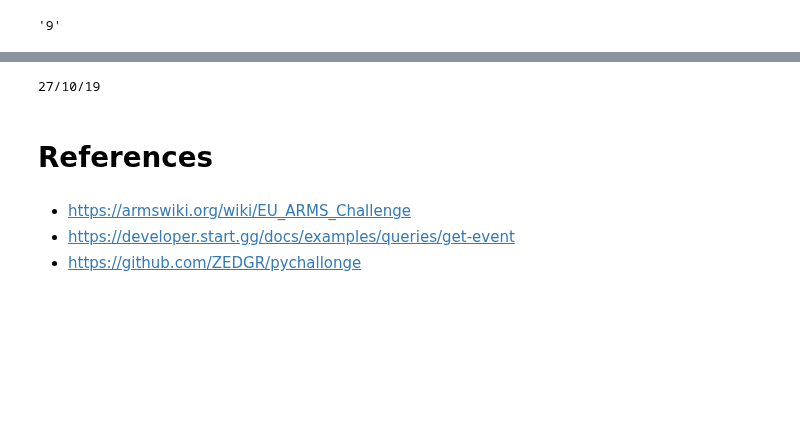
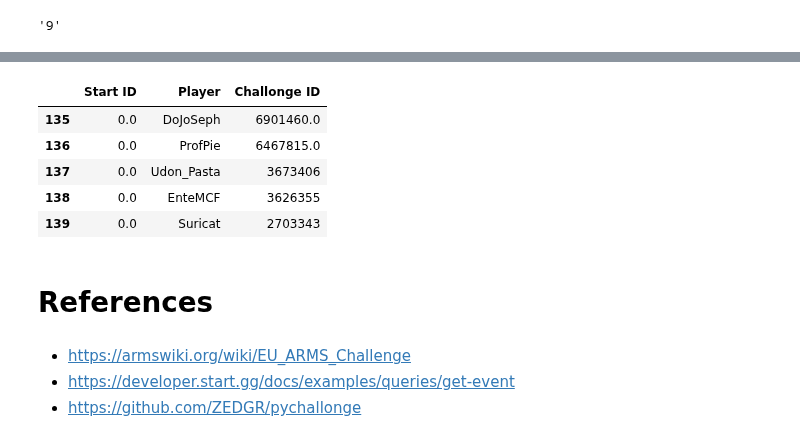
Before and after one commit to DarrenCCT/Tournament-Analysis, a Jupyter notebook: EUAC - Data Collection.ipynb, the cells around one changed output, grey strips where cells are left out. Saved outputs shown, nothing was run; the diff lists cells and outputs as text; code cells hidden in the pictures; blank space fills up the shorter version.

```diff
--- a/EUAC - Data Collection.ipynb
+++ b/EUAC - Data Collection.ipynb
@@ -1555,12 +1601,9 @@ dateStr =  dateData.text.strip()
-# %%
-from datetime import datetime
-
-cleaned = dateStr.replace("CET", "").strip()
-
-dt = datetime.strptime(cleaned, "%B %d, %Y at %I:%M %p")
-
-formattedDate = dt.strftime("%d/%m/%y")
-
-print(formattedDate)
-# %% [output]
-27/10/19
+# %%
+playerdf.tail()
+# %% [output]
+|  | Start ID | Player | Challonge ID |
+| 135 | 0.0 | DoJoSeph | 6901460.0 |
+| 136 | 0.0 | ProfPie | 6467815.0 |
+| 137 | 0.0 | Udon_Pasta | 3673406 |
+| 138 | 0.0 | EnteMCF | 3626355 |
+| 139 | 0.0 | Suricat | 2703343 |
```
Also changed, not shown: parts of 17 cells of this notebook.
